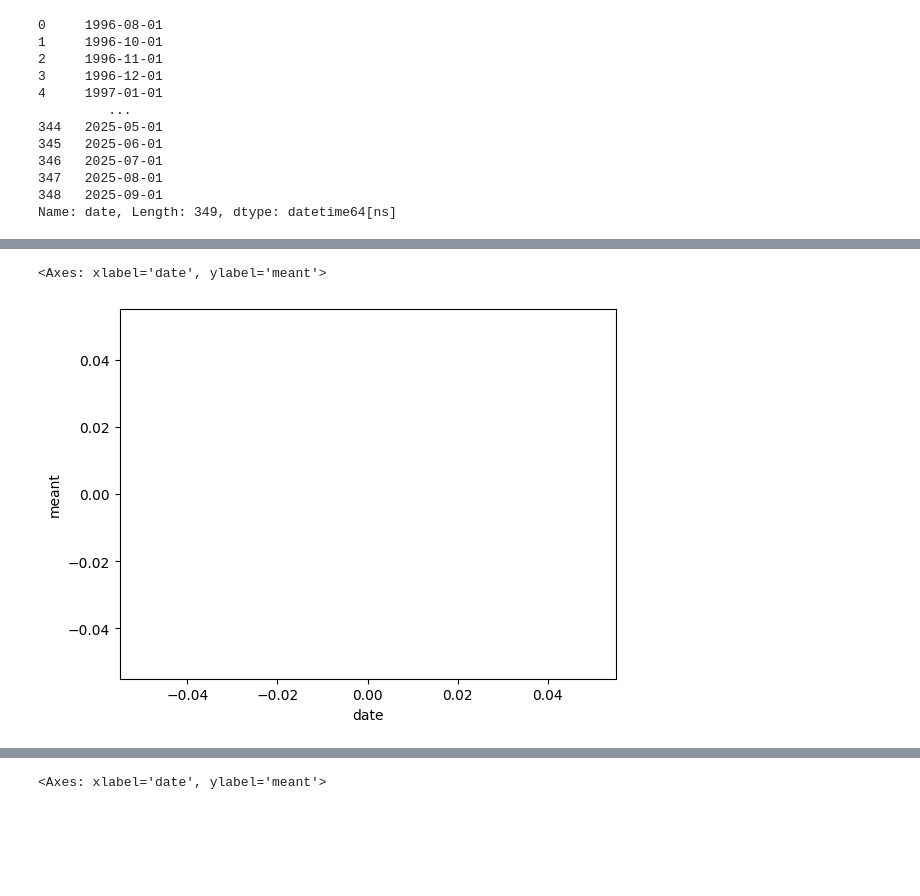
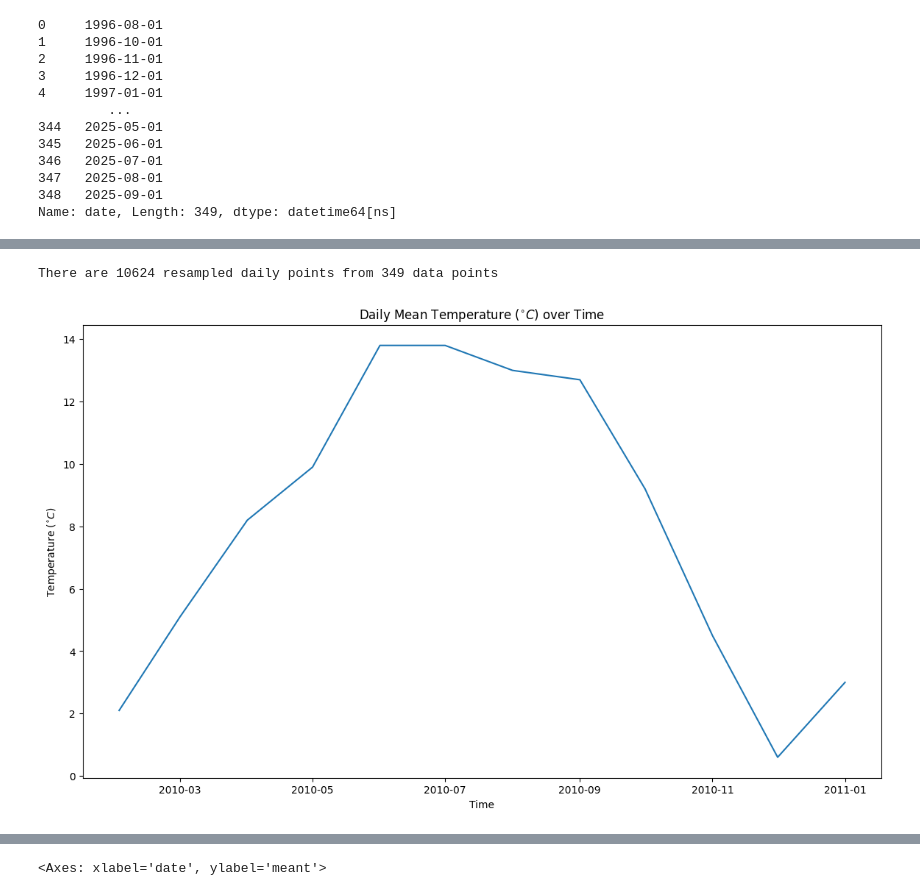
Before and after one commit to fin81985/PFDA-Assignments, a Jupyter notebook: assignment_6_Weather.ipynb, the cells around one changed output, grey strips where cells are left out. Cells and saved outputs as stored; diff of their text form; code cells hidden in the pictures; blank space fills up the shorter version.

```diff
--- a/assignment_6_Weather.ipynb
+++ b/assignment_6_Weather.ipynb
@@ -69,8 +79,32 @@ sns.lineplot(data=df, x="date", y="meant")
 # %%
 
+
+# Set date as index for resampling
+df_indexed = df.set_index('date')
+
+# Define date range
 dateFrom = "2010-01-01 01:00:00"
 dateTo = "2011-01-01 01:00:00"
-sns.lineplot(data=df.loc[dateFrom:dateTo], x="date", y="meant")
+
+# Resample to daily means
+mean_daily_temp = df_indexed['meant'].resample('D').mean()
+print(f"There are {mean_daily_temp.shape[0]} resampled daily points from {df.shape[0]} data points")
+
+# Slice by date range
+mean_daily_temp = mean_daily_temp.loc[dateFrom:dateTo]
+
+# Create figure and axis
+fig, ax = plt.subplots(figsize=(14, 8))
+
+# Plot properly with x and y specified
+sns.lineplot(x=mean_daily_temp.index, y=mean_daily_temp.values, ax=ax)
+
+# Use raw strings to avoid warnings
+ax.set_ylabel(r'Temperature ($^{\circ}C$)')
+ax.set_xlabel('Time')
+ax.set_title(r'Daily Mean Temperature ($^{\circ}C$) over Time')
+
+plt.show()
 # %% [output]
-<Axes: xlabel='date', ylabel='meant'>
+There are 10624 resampled daily points from 349 data points
-[figure, old version]
+[figure, new version]
```
Also changed, not shown: parts of 6 cells of this notebook.
